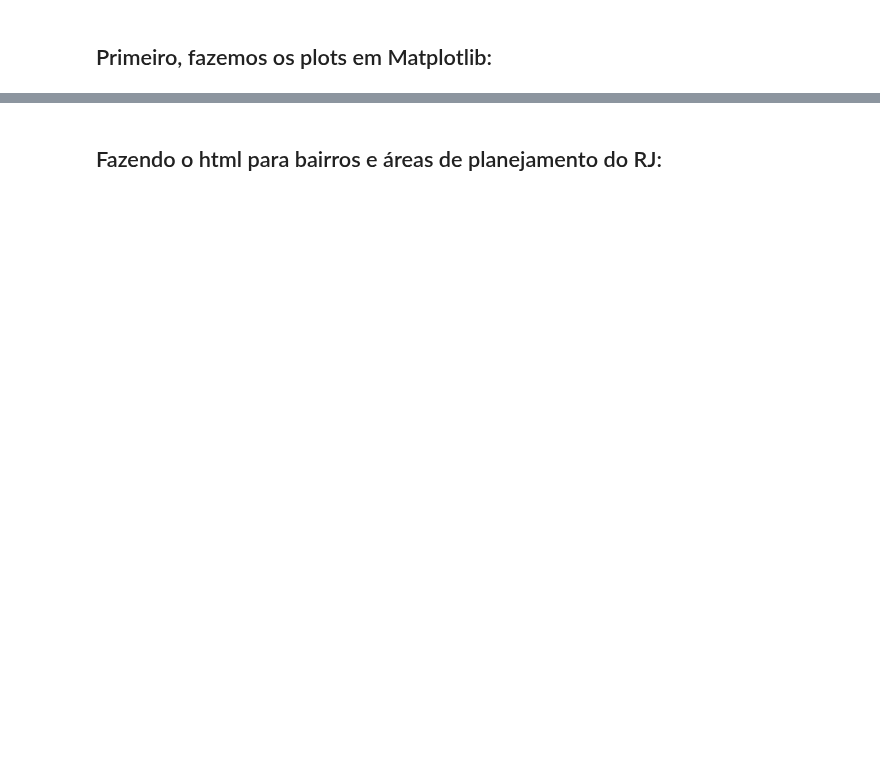
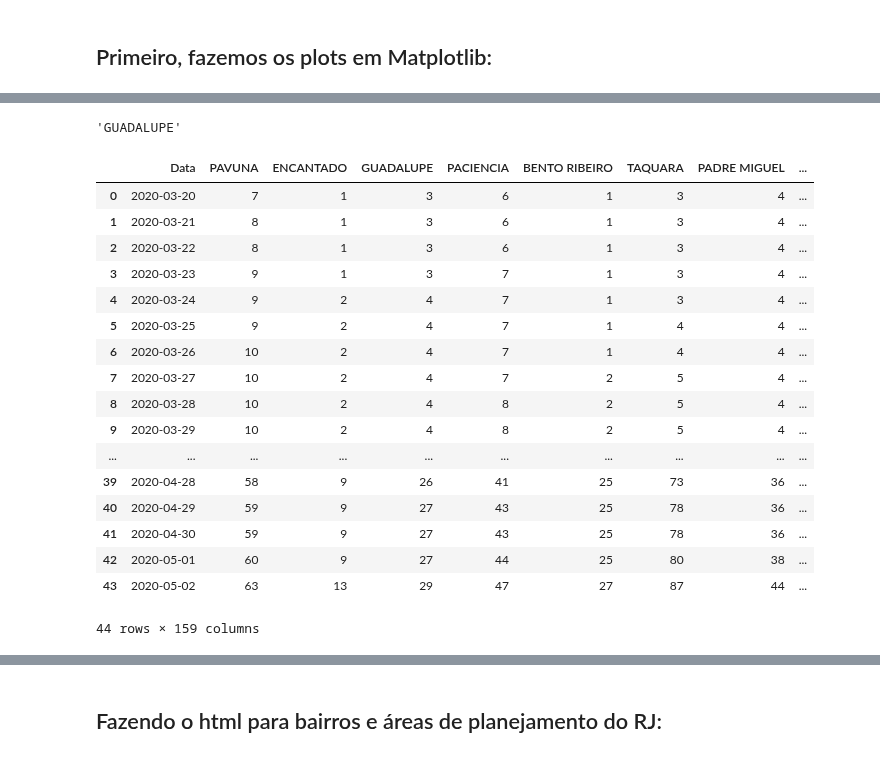
Before and after one commit to Modelagem-Covid-19-RJ/covid19, a Jupyter notebook: modelos/RJ/compartimental/geo_plot/Geo_plot_Bairros_RJ.ipynb, the cells around one changed output, grey strips where cells are left out. Cells and saved outputs as stored; diff of their text form; code cells hidden in the pictures; blank space fills up the shorter version.

```diff
--- a/modelos/RJ/compartimental/geo_plot/Geo_plot_Bairros_RJ.ipynb
+++ b/modelos/RJ/compartimental/geo_plot/Geo_plot_Bairros_RJ.ipynb
@@ -30,0 +127,4 @@ dados_covid_rj = read_data(dados_covid_rj, fonte = 'prefeitura')
+# %%
+lst_dic = {}
+for b in bairros:
+    lst_dic.update({b: get_data(b, df, 'prefeitura', '03-05-2020', T_start = '20-03-2020', to_print = False)})
@@ -30,0 +173,31 @@ dados_covid_rj = read_data(dados_covid_rj, fonte = 'prefeitura')
+# %%
+bairros[2]
+# %% [output]
+'GUADALUPE'
+# %%
+dic_acum = {'Data': dias}
+# %%
+dic_acum.update({b: lst_dic[b][0] for b in bairros})
+# %%
+df_acum = pd.DataFrame.from_dict(dic_acum)
+# %%
+df_acum
+# %% [output]
+|  | Data | PAVUNA | ENCANTADO | GUADALUPE | PACIENCIA | BENTO RIBEIRO | TAQUARA | PADRE MIGUEL | ... |
+| 0 | 2020-03-20 | 7 | 1 | 3 | 6 | 1 | 3 | 4 | ... |
+| 1 | 2020-03-21 | 8 | 1 | 3 | 6 | 1 | 3 | 4 | ... |
+| 2 | 2020-03-22 | 8 | 1 | 3 | 6 | 1 | 3 | 4 | ... |
+| 3 | 2020-03-23 | 9 | 1 | 3 | 7 | 1 | 3 | 4 | ... |
+| 4 | 2020-03-24 | 9 | 2 | 4 | 7 | 1 | 3 | 4 | ... |
+| 5 | 2020-03-25 | 9 | 2 | 4 | 7 | 1 | 4 | 4 | ... |
+| 6 | 2020-03-26 | 10 | 2 | 4 | 7 | 1 | 4 | 4 | ... |
+| 7 | 2020-03-27 | 10 | 2 | 4 | 7 | 2 | 5 | 4 | ... |
+| 8 | 2020-03-28 | 10 | 2 | 4 | 8 | 2 | 5 | 4 | ... |
+| 9 | 2020-03-29 | 10 | 2 | 4 | 8 | 2 | 5 | 4 | ... |
+| ... | ... | ... | ... | ... | ... | ... | ... | ... | ... |
+| 39 | 2020-04-28 | 58 | 9 | 26 | 41 | 25 | 73 | 36 | ... |
+| 40 | 2020-04-29 | 59 | 9 | 27 | 43 | 25 | 78 | 36 | ... |
+| 41 | 2020-04-30 | 59 | 9 | 27 | 43 | 25 | 78 | 36 | ... |
+| 42 | 2020-05-01 | 60 | 9 | 27 | 44 | 25 | 80 | 38 | ... |
+| 43 | 2020-05-02 | 63 | 13 | 29 | 47 | 27 | 87 | 44 | ... |
+44 rows × 159 columns
```
Also changed, not shown: parts of 25 cells of this notebook, 6 other files.
